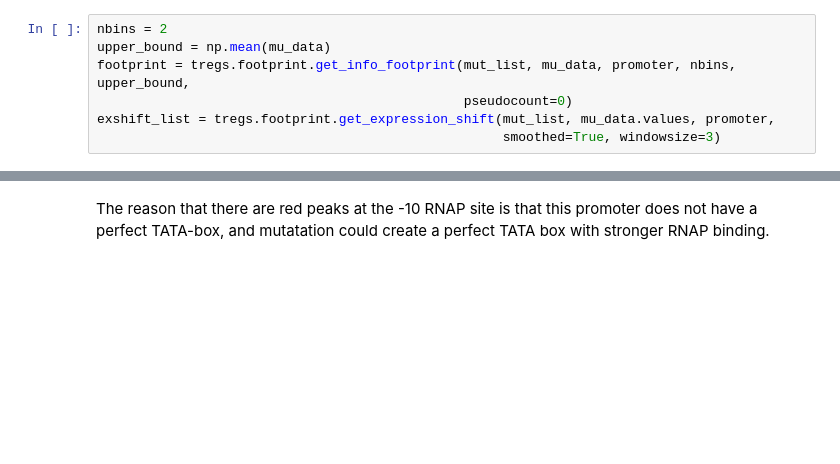
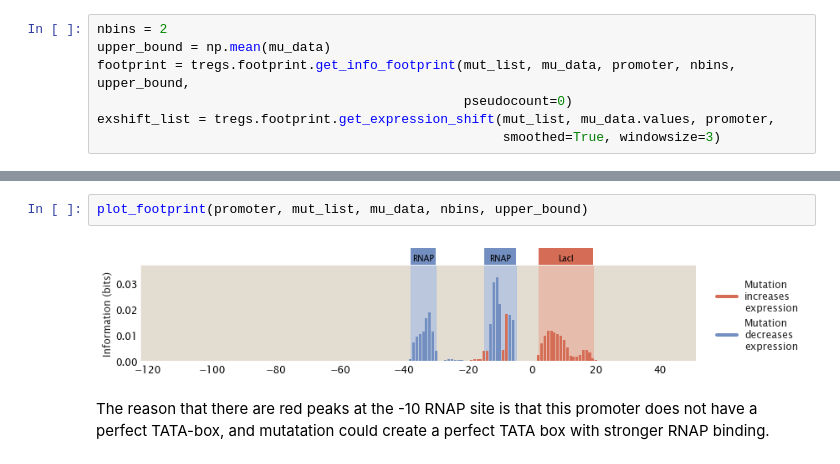
Before and after one commit to RPGroup-PBoC/theoretical_regseq, a Jupyter notebook: notebooks/pipeline/simple_repression_synthetic_dataset.ipynb, the cells around one changed output, grey strips where cells are left out. Cells and saved outputs as stored; diff of their text form; blank space fills up the shorter version.

```diff
--- a/notebooks/pipeline/simple_repression_synthetic_dataset.ipynb
+++ b/notebooks/pipeline/simple_repression_synthetic_dataset.ipynb
@@ -319,3 +377,7 @@ plt.show()
+# %%
+plot_footprint(promoter, mut_list, mu_data, nbins, upper_bound)
+# %% [output]
+[figure, added]
 # %% [markdown]
 The reason that there are red peaks at the -10 RNAP site is that this promoter does not have a perfect TATA-box, and mutatation could create a perfect TATA box with stronger RNAP binding.
 # %%
```
Also changed, not shown: parts of 8 cells of this notebook, 21 other files.
